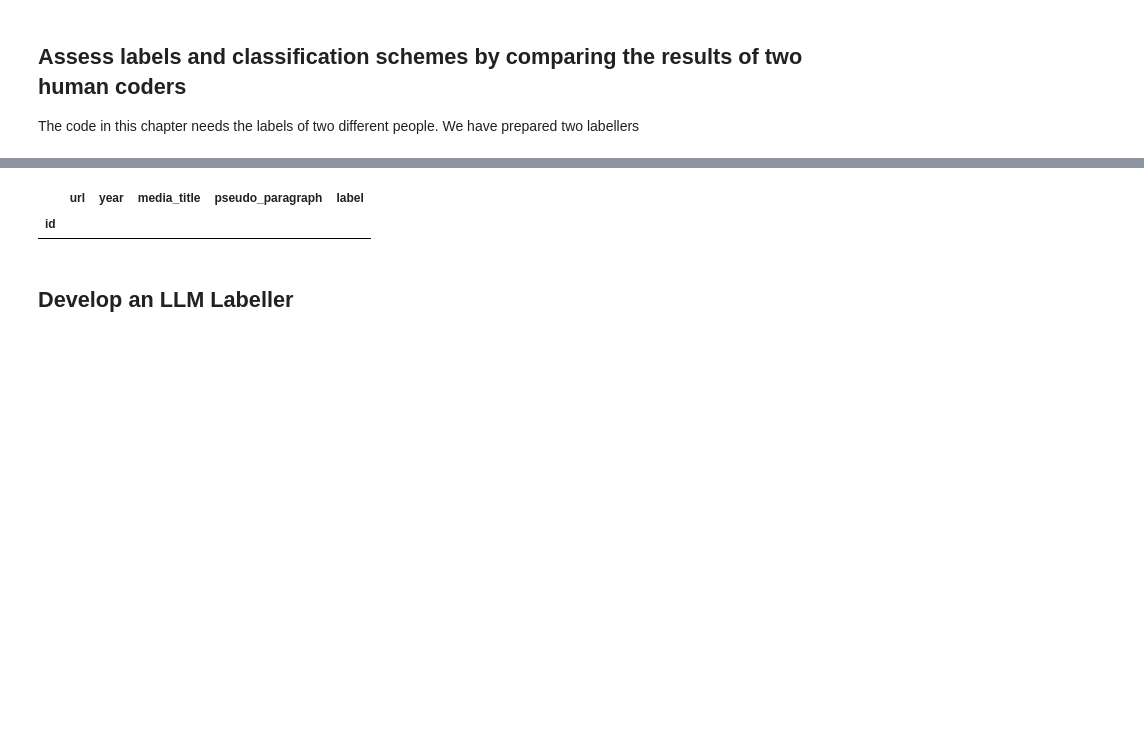
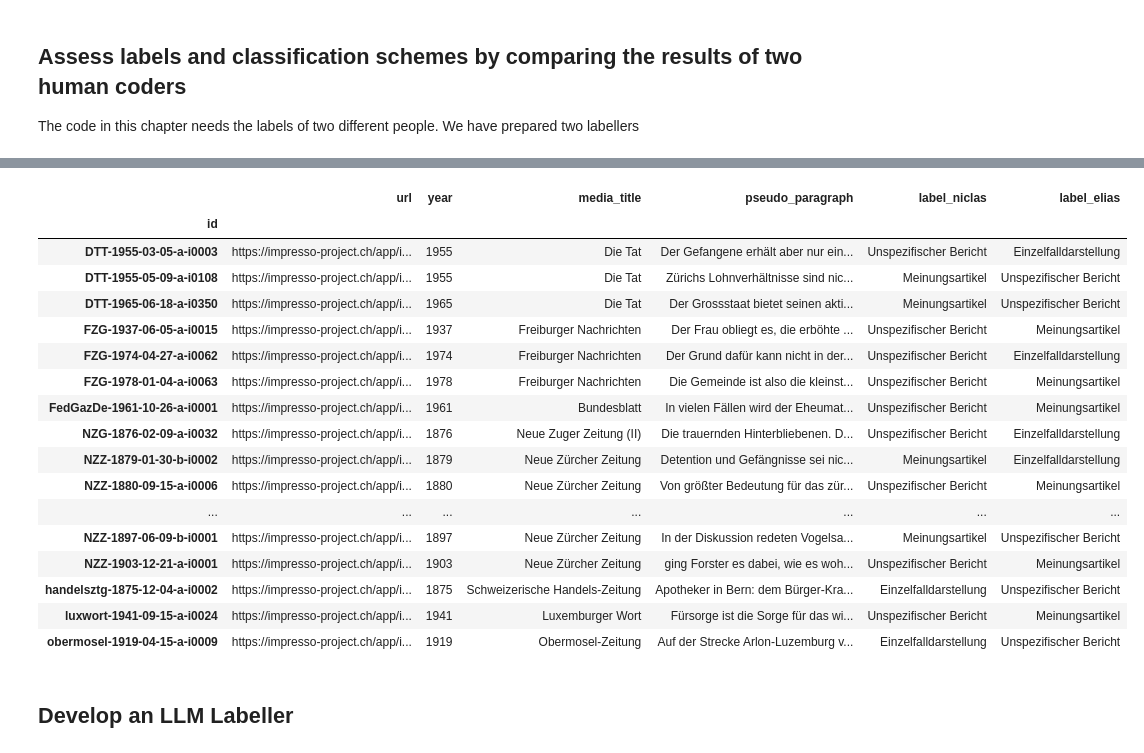
Before and after one commit to zentralbibliothek-zuerich/zblab-summerschool-2026, a Jupyter notebook: notebooks/XX_Labeling.ipynb, the cells around one changed output, grey strips where cells are left out. Drawn from its saved outputs; the diff is of its cells as text; code cells hidden in the pictures; blank space fills up the shorter version.

```diff
--- a/notebooks/XX_Labeling.ipynb
+++ b/notebooks/XX_Labeling.ipynb
@@ -229,7 +232,7 @@ niclas_df = pd.read_csv(NICLAS_PATH, index_col="id", sep=SEPARATOR)
 niclas_df = niclas_df[niclas_df["label"].notna()]
 
 # ELIAS_PATH = "https://github.com/pleyad/Summer-School-2026/raw/refs/heads/main/data/armenpflege.filtered.pp.label.elias.csv"
-ELIAS_PATH = "https://github.com/pleyad/Summer-School-2026/raw/refs/heads/main/data/armenpflege.filtered.pp.label.niclas.csv"
+ELIAS_PATH = "https://github.com/pleyad/Summer-School-2026/raw/refs/heads/main/data/armenpflege.filtered.pp.label.elias.csv"
 elias_df = pd.read_csv(ELIAS_PATH, index_col="id", sep=SEPARATOR)
 elias_df = elias_df[elias_df["label"].notna()]
 
@@ -238,16 +241,4 @@ common_ids = sorted(set(niclas_df.index) & set(elias_df.index))
 niclas_df = niclas_df.loc[common_ids]
 elias_df = elias_df.loc[common_ids]
 
-# def rename_labels(label):
-#     mapping = {
-#             "Protokollarischer Bericht": "Protokollarischer Bericht", #"Bericht", #"Protokollarischer Bericht",
-#             "Meinungsartikel": "Meinungsartikel",
-#             "Einzelfall": "Einzelfall",
-#             "Budgetbericht": "Budgetbericht",#"Bericht", #"Budgetbericht",
-#             "Budget": "Budgetbericht", #"Bericht", #"Budgetbericht",
-#             "Sachdarstellung": "Sachdarstellung"
-#         }
-#     return mapping.get(label, label)
-
-# niclas_df["label"] = niclas_df["label"].apply(rename_labels)
-# elias_df["label"] = elias_df["label"].apply(rename_labels)
+print(f"Number of the same datapoints labelled by both annotators: {len(common_ids)}")
@@ -284,9 +277,26 @@ Matthews Correlation Coefficient: 1.0000
 # %%
 # Show disagreemnts
-niclas_df[niclas_df["label"] != elias_df["label"]]
+disagreement_df = pd.merge(niclas_df, elias_df["label"], left_index=True, right_index=True, suffixes=("_niclas", "_elias"))
+disagreement_df[disagreement_df["label_niclas"] != disagreement_df["label_elias"]]
 # %% [output]
-|  | url | year | media_title | pseudo_paragraph | label |
-| id |  |  |  |  |  |
+|  | url | year | media_title | pseudo_paragraph | label_niclas | label_elias |
+| id |  |  |  |  |  |  |
+| DTT-1955-03-05-a-i0003 | https://impresso-project.ch/app/i... | 1955 | Die Tat | Der Gefangene erhält aber nur ein... | Unspezifischer Bericht | Einzelfalldarstellung |
+| DTT-1955-05-09-a-i0108 | https://impresso-project.ch/app/i... | 1955 | Die Tat | Zürichs Lohnverhältnisse sind nic... | Meinungsartikel | Unspezifischer Bericht |
+| DTT-1965-06-18-a-i0350 | https://impresso-project.ch/app/i... | 1965 | Die Tat | Der Grossstaat bietet seinen akti... | Meinungsartikel | Unspezifischer Bericht |
+| FZG-1937-06-05-a-i0015 | https://impresso-project.ch/app/i... | 1937 | Freiburger Nachrichten | Der Frau obliegt es, die erböhte ... | Unspezifischer Bericht | Meinungsartikel |
+| FZG-1974-04-27-a-i0062 | https://impresso-project.ch/app/i... | 1974 | Freiburger Nachrichten | Der Grund dafür kann nicht in der... | Unspezifischer Bericht | Einzelfalldarstellung |
+| FZG-1978-01-04-a-i0063 | https://impresso-project.ch/app/i... | 1978 | Freiburger Nachrichten | Die Gemeinde ist also die kleinst... | Unspezifischer Bericht | Meinungsartikel |
+| FedGazDe-1961-10-26-a-i0001 | https://impresso-project.ch/app/i... | 1961 | Bundesblatt | In vielen Fällen wird der Eheumat... | Unspezifischer Bericht | Meinungsartikel |
+| NZG-1876-02-09-a-i0032 | https://impresso-project.ch/app/i... | 1876 | Neue Zuger Zeitung (II) | Die trauernden Hinterbliebenen. D... | Unspezifischer Bericht | Einzelfalldarstellung |
+| NZZ-1879-01-30-b-i0002 | https://impresso-project.ch/app/i... | 1879 | Neue Zürcher Zeitung | Detention und Gefängnisse sei nic... | Meinungsartikel | Einzelfalldarstellung |
+| NZZ-1880-09-15-a-i0006 | https://impresso-project.ch/app/i... | 1880 | Neue Zürcher Zeitung | Von größter Bedeutung für das zür... | Unspezifischer Bericht | Meinungsartikel |
+| ... | ... | ... | ... | ... | ... | ... |
+| NZZ-1897-06-09-b-i0001 | https://impresso-project.ch/app/i... | 1897 | Neue Zürcher Zeitung | In der Diskussion redeten Vogelsa... | Meinungsartikel | Unspezifischer Bericht |
+| NZZ-1903-12-21-a-i0001 | https://impresso-project.ch/app/i... | 1903 | Neue Zürcher Zeitung | ging Forster es dabei, wie es woh... | Unspezifischer Bericht | Meinungsartikel |
+| handelsztg-1875-12-04-a-i0002 | https://impresso-project.ch/app/i... | 1875 | Schweizerische Handels-Zeitung | Apotheker in Bern: dem Bürger-Kra... | Einzelfalldarstellung | Unspezifischer Bericht |
+| luxwort-1941-09-15-a-i0024 | https://impresso-project.ch/app/i... | 1941 | Luxemburger Wort | Fürsorge ist die Sorge für das wi... | Unspezifischer Bericht | Meinungsartikel |
+| obermosel-1919-04-15-a-i0009 | https://impresso-project.ch/app/i... | 1919 | Obermosel-Zeitung | Auf der Strecke Arlon-Luzemburg v... | Einzelfalldarstellung | Unspezifischer Bericht |
 # %% [markdown]
 ## Develop an LLM Labeller
 # %% [markdown]
```
Also changed, not shown: parts of 16 cells of this notebook.
